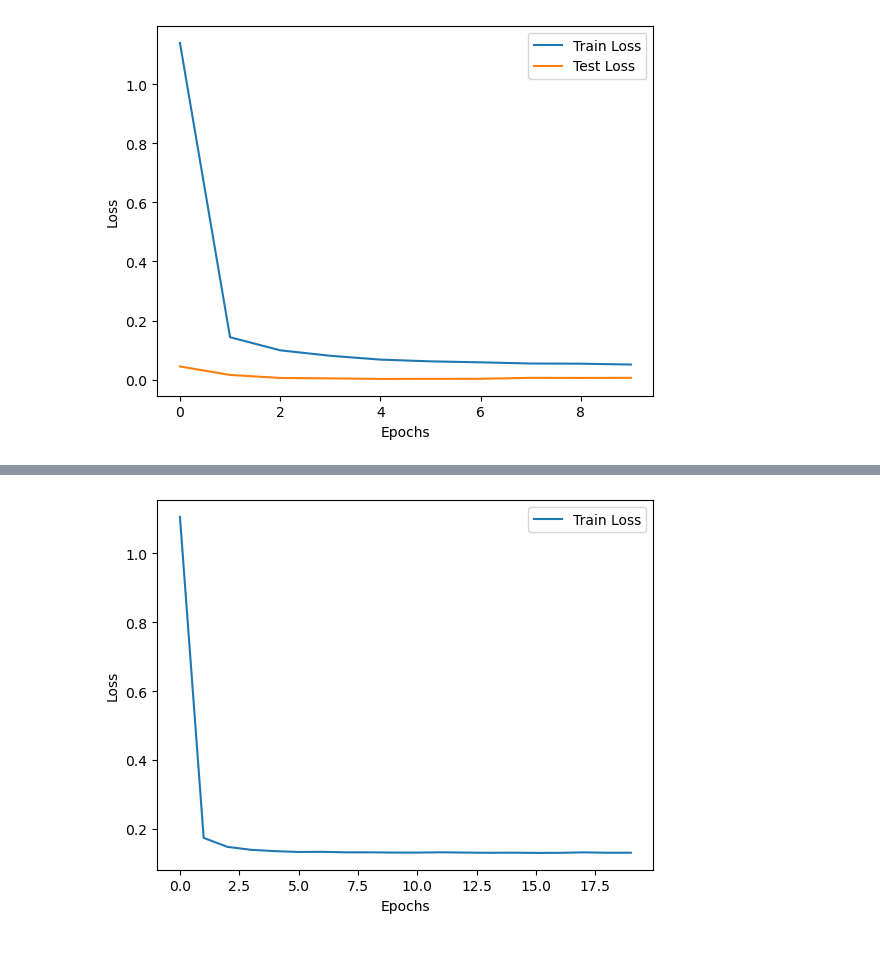
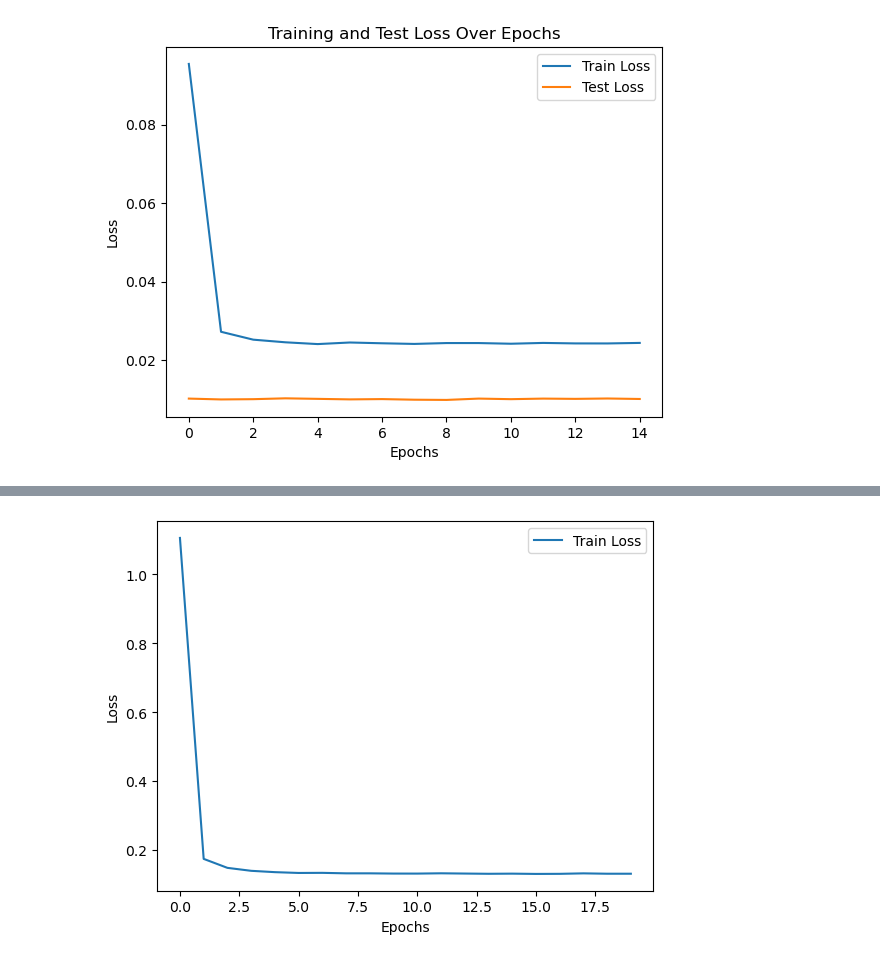
Before and after one commit to bensturgis/tum-adlr-10, a Jupyter notebook: experiments/train_mc_dropout.ipynb, the cells around one changed output, grey strips where cells are left out. Saved outputs shown, nothing was run; the diff lists cells and outputs as text; code cells hidden in the pictures.

```diff
--- a/experiments/train_mc_dropout.ipynb
+++ b/experiments/train_mc_dropout.ipynb
@@ -13,16 +13,16 @@ device = torch.device("cpu")
 from dynamical_systems.mass_spring_damper_system import MassSpringDamperEnv
 from models.mc_dropout_bnn import MCDropoutBNN
 from sampling_methods.random_exploration import RandomExploration
-from train import create_dataloader, train_model
-from utils import combine_datasets
+from train import train_model
+from utils.train_utils import combine_datasets, create_dataloader, create_test_dataset
 
-env = MassSpringDamperEnv(nlin=True, noise_var=0.01)
+env = MassSpringDamperEnv(nlin=False)
 
 # Hyperparameters
-NUM_TRAJECTORIES = 50
+NUM_TRAJECTORIES = 200
 HORIZON = 500
-BATCH_SIZE = 50
-NUM_EPOCHS = 10
+BATCH_SIZE = 64
+NUM_EPOCHS = 15
 LEARNING_RATE = 1e-3
 HIDDEN_SIZE = 64
 DROP_PROB = 0.1
@@ -46,13 +46,13 @@ action_dim = env.action_space.shape[0]
 model = MCDropoutBNN(state_dim, action_dim, hidden_size=HIDDEN_SIZE, drop_prob=DROP_PROB, device=device)
 
 # Train the model
-train_model(model, train_dataloader, test_dataloader, NUM_EPOCHS, LEARNING_RATE, plot=True, save_name="mc_dropout_mass_spring_damper")
+_,_,model_weights = train_model(model, train_dataloader, test_dataloader, NUM_EPOCHS, LEARNING_RATE, plot=True)
 
 # Ensure the 'weights' directory exists
-# os.makedirs('../weights', exist_ok=True)
+os.makedirs('../weights', exist_ok=True)
 
 # Save the trained model
-# torch.save(model.model.state_dict(), '../weights/mc_dropout_mass_spring_damper.pth')
+torch.save(model_weights, '../weights/mc_dropout_mass_spring_damper.pth')
 # print("Model training completed successfully. "
 #       "Weights have been saved as 'mc_dropout_mass_spring_damper.pth' in the 'weights' directory.")
 # %% [output]
@@ -60,4 +77,4 @@ Start training process.
-[figure, old version]
+[figure, new version]
 # %%
 import sys
 import os
```
Also changed, not shown: parts of 2 cells of this notebook, 10 other files.
